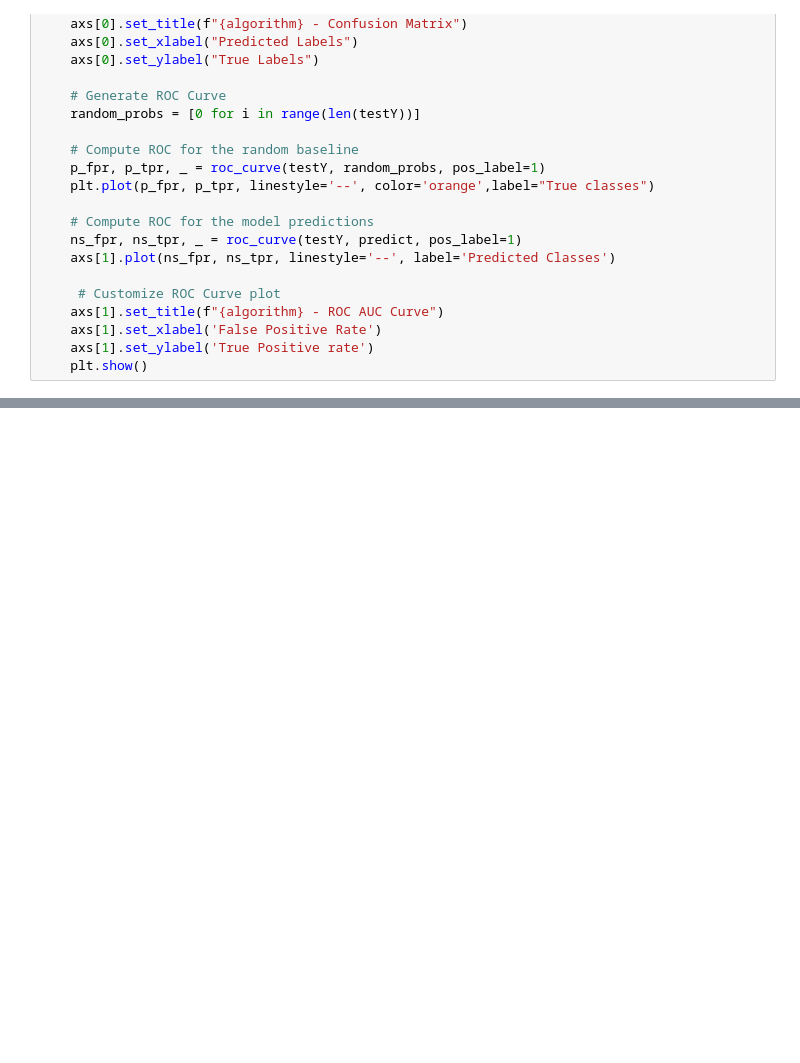
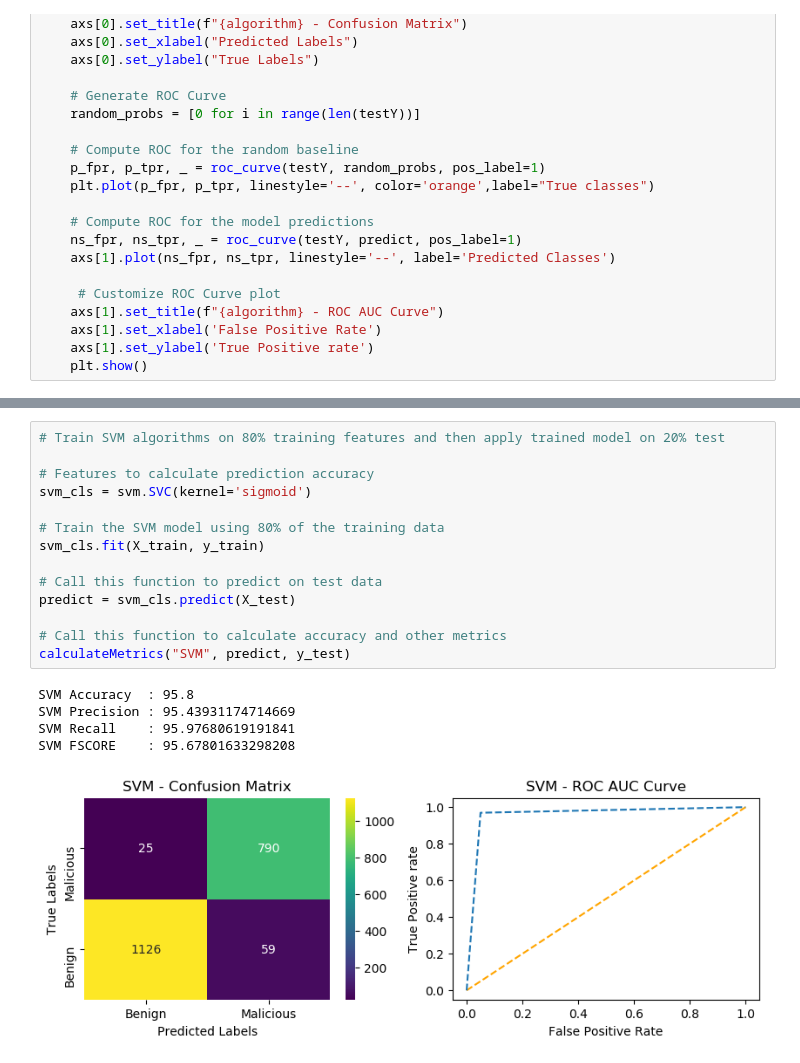
Before and after one commit to seerapusairam/Design-Of-An-Intrusion-Detection-Model-for-IoT-Enabled-Smart-Homes, a Jupyter notebook: IOTIntrusionDetection.ipynb, the cells around one changed output, grey strips where cells are left out. Cells and saved outputs as stored; diff of their text form; blank space fills up the shorter version.

Commit message:
Implemented SVM algorithm

```diff
--- a/IOTIntrusionDetection.ipynb
+++ b/IOTIntrusionDetection.ipynb
@@ -245,0 +248,20 @@ Random Forest FSCORE    : 98.65892972275951
+# %%
+# Train SVM algorithms on 80% training features and then apply trained model on 20% test
+
+# Features to calculate prediction accuracy
+svm_cls = svm.SVC(kernel='sigmoid')
+
+# Train the SVM model using 80% of the training data
+svm_cls.fit(X_train, y_train)
+
+# Call this function to predict on test data
+predict = svm_cls.predict(X_test)
+
+# Call this function to calculate accuracy and other metrics
+calculateMetrics("SVM", predict, y_test)
+# %% [output]
+SVM Accuracy  : 95.8
+SVM Precision : 95.43931174714669
+SVM Recall    : 95.97680619191841
+SVM FSCORE    : 95.67801633298208
+[figure, added]
```
Also changed, not shown: parts of 2 cells of this notebook.
